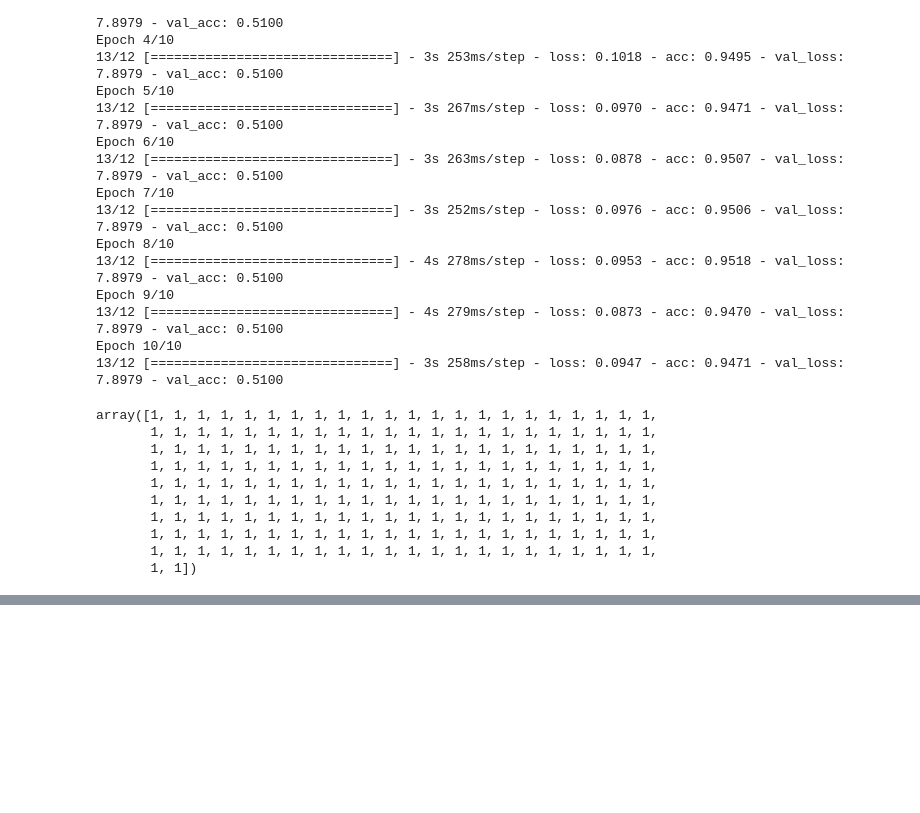
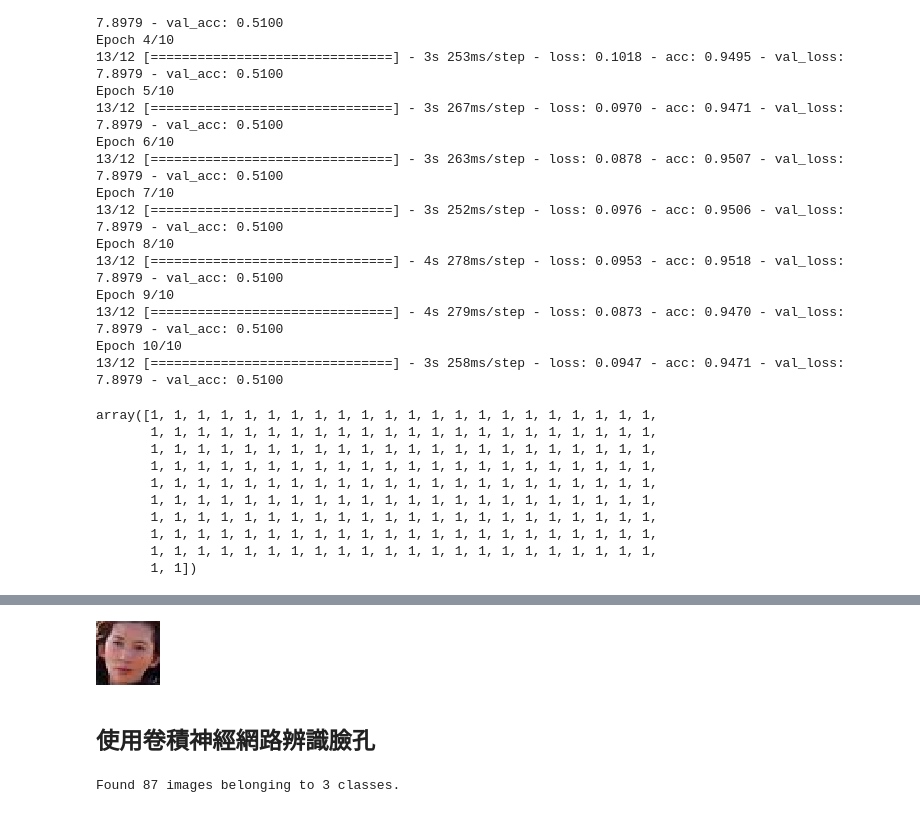
Before and after one commit to ywchiu/cdc_course, a Jupyter notebook: Demo20190703.ipynb, the cells around one changed output, grey strips where cells are left out. Drawn from its saved outputs; the diff is of its cells as text; code cells hidden in the pictures; blank space fills up the shorter version.

```diff
--- a/Demo20190703.ipynb
+++ b/Demo20190703.ipynb
@@ -258,0 +326,7 @@ array([1, 1, 1, 1, 1, 1, 1, 1, 1, 1, 1, 1, 1, 1, 1, 1, 1, 1, 1, 1, 1, 1,
+# %%
+(x,y,w,h) = faces[0]
+box = (x, y, x+w, y+h)
+crpim = im.crop(box).resize((64,64))
+crpim
+# %% [output]
+[figure, added]
@@ -258,0 +357,2 @@ array([1, 1, 1, 1, 1, 1, 1, 1, 1, 1, 1, 1, 1, 1, 1, 1, 1, 1, 1, 1, 1, 1,
+# %% [markdown]
+## 使用卷積神經網路辨識臉孔
@@ -258,0 +402,7 @@ array([1, 1, 1, 1, 1, 1, 1, 1, 1, 1, 1, 1, 1, 1, 1, 1, 1, 1, 1, 1, 1, 1,
+# %%
+training_set = train_datagen.flow_from_directory(
+    'trainset/', target_size = (64, 64),
+     batch_size = 10,
+     class_mode = 'categorical')
+# %% [output]
+Found 87 images belonging to 3 classes.
```
Also changed, not shown: parts of 36 cells of this notebook.
